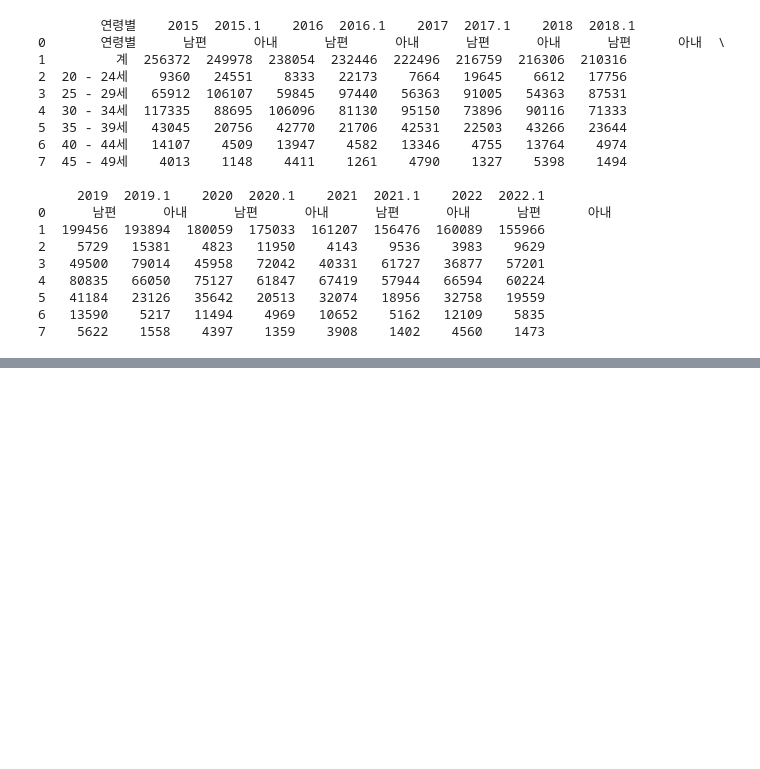
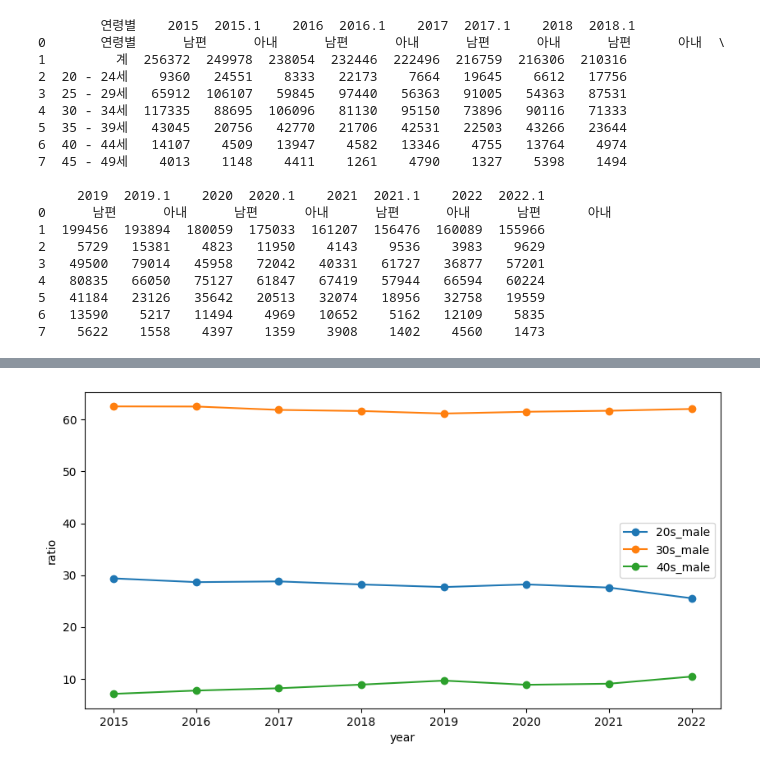
Before and after one commit to PaddingE/github_test, a Jupyter notebook: semi_ex3.ipynb, the cells around one changed output, grey strips where cells are left out. Saved outputs shown, nothing was run; the diff lists cells and outputs as text; code cells hidden in the pictures; blank space fills up the shorter version.

```diff
--- a/semi_ex3.ipynb
+++ b/semi_ex3.ipynb
@@ -110,0 +102,10 @@ df
+# %%
+plt.figure(figsize=(10, 5))
+plt.plot(df, marker='o',label= ['20s_male', '30s_male','40s_male'])
+
+plt.xlabel('year')
+plt.ylabel('ratio')
+plt.legend()
+plt.show()
+# %% [output]
+[figure, added]
```
Also changed, not shown: parts of 2 cells of this notebook.
